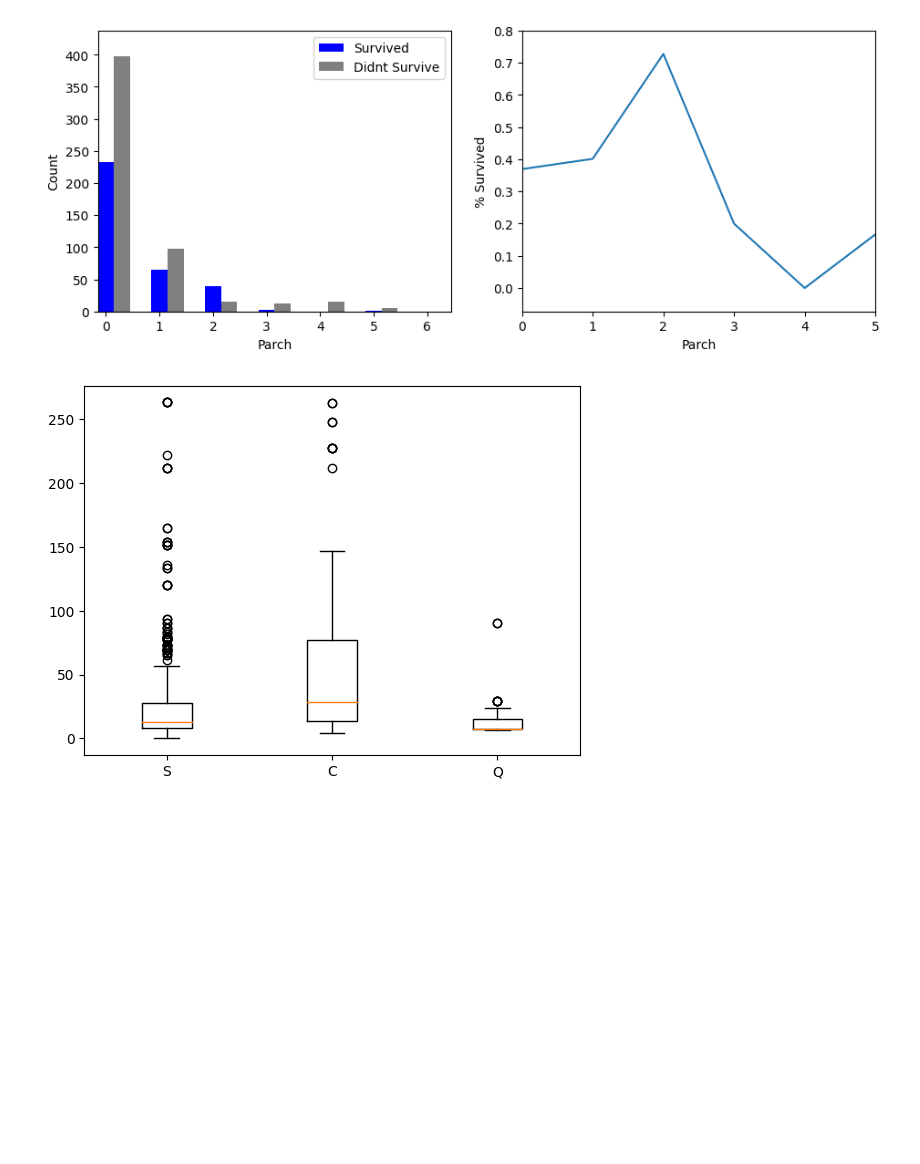
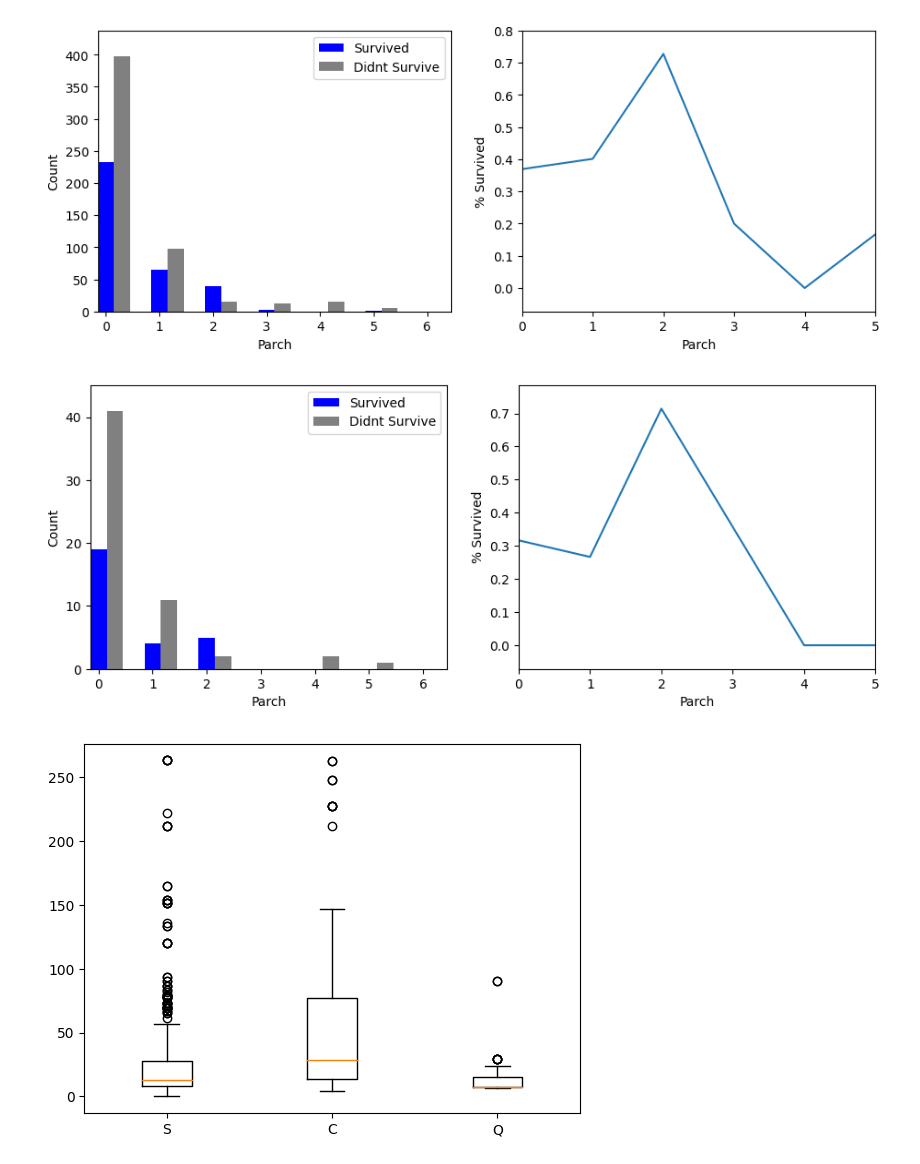
Before and after one commit to MaxymWojnowskyj/Titanic-ML-Comp, a Jupyter notebook: Titanic_NoteBook.ipynb, the cells around one changed output. Saved outputs shown, nothing was run; the diff lists cells and outputs as text; code cells hidden in the pictures; blank space fills up the shorter version.

```diff
--- a/Titanic_NoteBook.ipynb
+++ b/Titanic_NoteBook.ipynb
@@ -8,3 +14,3 @@ from sklearn.linear_model import LogisticRegression
 # %%
-train = pd.read_csv('/Users/MWojnowskyj/Desktop/J/data/titanic/train.csv')
-#train = pd.read_csv('/Users/mw/Desktop/AI/ML/kaggle/titanic/data/train.csv')
+#train = pd.read_csv('/Users/MWojnowskyj/Desktop/J/data/titanic/train.csv')
+train = pd.read_csv('/Users/mw/Desktop/AI/ML/kaggle/titanic/data/train.csv')
@@ -80,6 +133,17 @@ sns.heatmap(train.isnull(),cbar=False,cmap='viridis')
 # %%
-#My guess is that only high priced tickets have a cabin (if this is true we can most likely drop the cabin feature as the info we would get from cabins can probably be obtained from the ticket price)
-print('Unique cabin values:',train['Cabin'].nunique())
-#To be safe I will replace the cabin values with a binary relationship (0-no cabin, 1-cabin). This would assume there is no signifcant difference/advantage between different cabins
-train['Cabin'] = train['Cabin'].where(train['Cabin'].isnull(), 1).fillna(0).astype(int)
+
+for cabin_val in train['Cabin'].unique():
+
+    fare_sum = train.loc[train['Cabin']==cabin_val].Fare.sum()
+    passenger_count = len(train[train['Cabin']==cabin_val])
+    fare_mean = fare_sum / passenger_count
+    print(f'Cabin: {cabin_val}, Fare Mean: {fare_mean}, Passenger count: {passenger_count}')
+
+
+# seperate rows where cabin value has duplicate (like 'C23 C25 C27') seperate into duplicate rows but with each cabin value as one of the 3
+# then convert cabin values to numeric (maybe A=100, B=200, etc..) then add on the numbers after the letter and plot a scatterplot
+# After that run for loop trying k values 1 to 10 (elbow method for finding optimal k value)
+# run k means clustering get score for each and select cluster values with best score and create feature cabin values of those clusters and assign to them (one hot encoding)
+
+#train['Cabin'] = train['Cabin'].where(train['Cabin'].isnull(), 1).fillna(0).astype(int)
 # %% [output]
@@ -226,6 +235,12 @@ surv_ratio_graph(train, 'Parch')
 # %% [output]
 7
 [figure]
+# %%
+#randomly sample 10% of the training set
+sample_train = train.sample(frac=0.1, replace=True)
+surv_ratio_graph(sample_train, 'Parch')
+# %% [output]
+[figure, added]
 # %%
 # Since Embarked has only two missing values we can drop the two rows and have almost no impact on our score
 #train.dropna(inplace=True)
```
Also changed, not shown: parts of 16 cells of this notebook.
